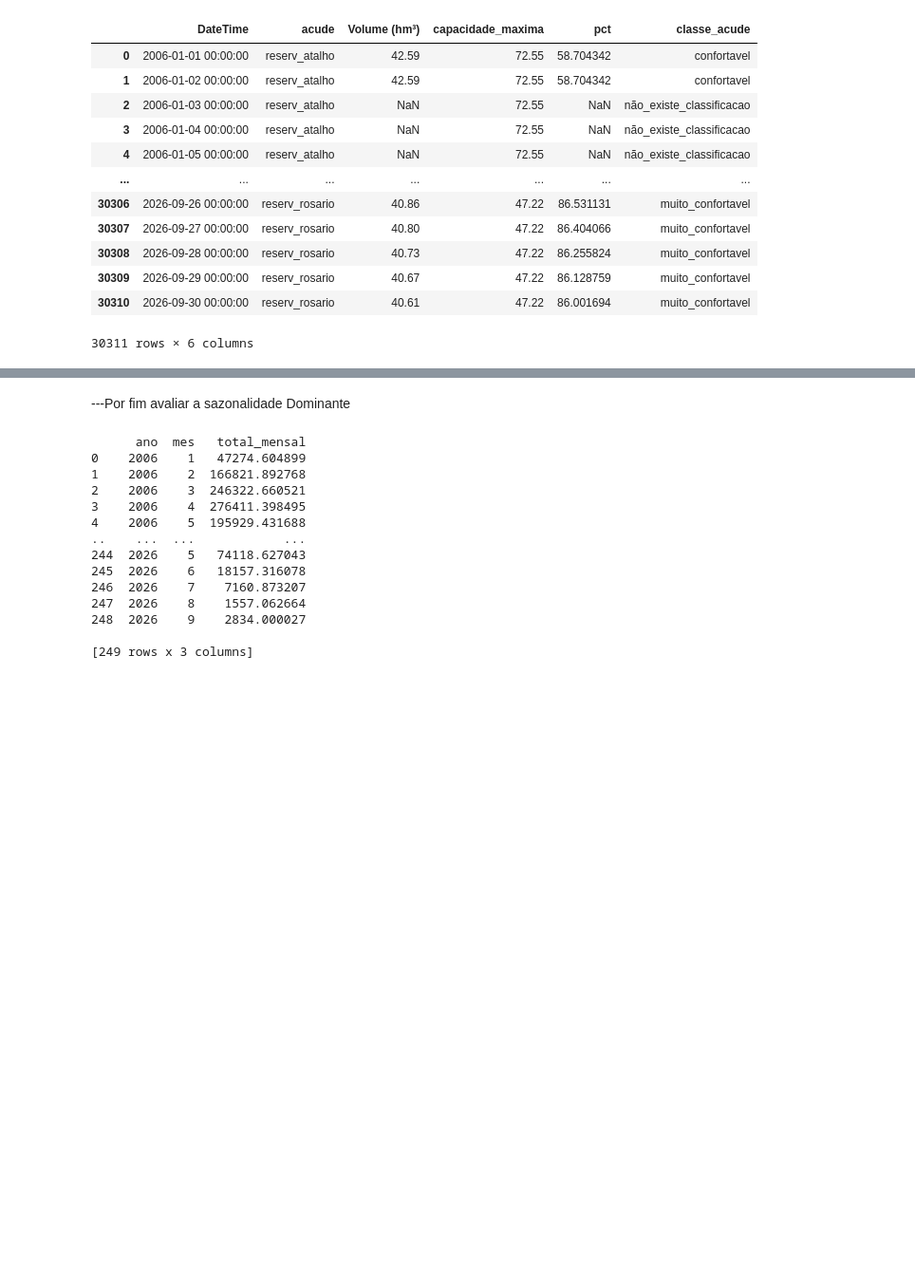
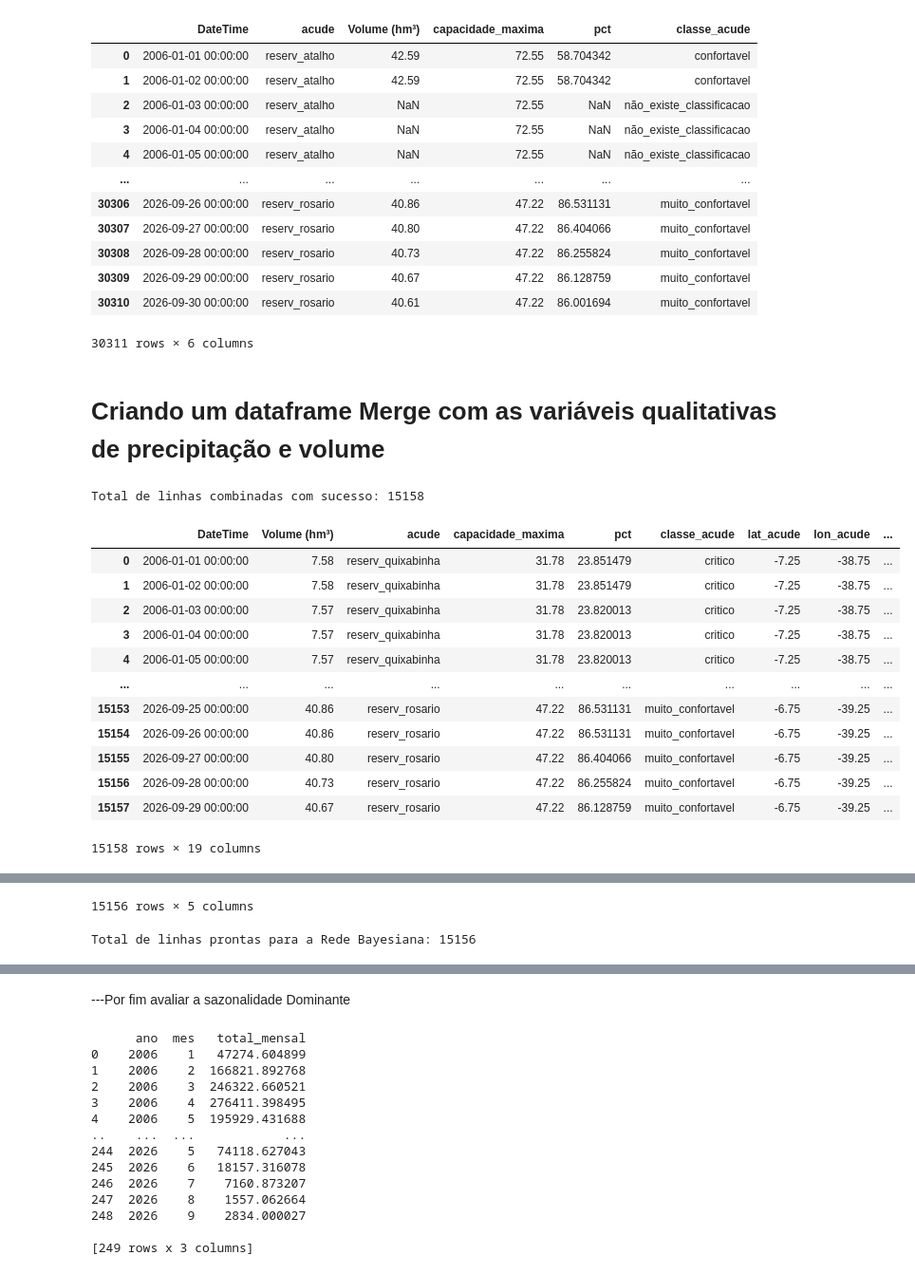
Before and after one commit to printfSideaux/PRCP_RDA_ANALISIS, a Jupyter notebook: notebooks/RedesBayesianas.ipynb, the cells around one changed output, grey strips where cells are left out. Shown at 95% size. Cells and saved outputs as stored; diff of their text form; code cells hidden in the pictures; blank space fills up the shorter version.

```diff
--- a/notebooks/RedesBayesianas.ipynb
+++ b/notebooks/RedesBayesianas.ipynb
@@ -224,3 +228,79 @@ display(
 | 30309 | 2026-09-29 00:00:00 | reserv_rosario | 40.67 | 47.22 | 86.128759 | muito_confortavel |
 | 30310 | 2026-09-30 00:00:00 | reserv_rosario | 40.61 | 47.22 | 86.001694 | muito_confortavel |
 30311 rows × 6 columns
+# %% [markdown]
+# Criando um dataframe Merge com as variáveis qualitativas de precipitação e volume
+# %%
+# criando dicionario com as coordenadas de cada açude a partir da grade
+coordenadas_acudes = pd.DataFrame({
+    'acude': ['reserv_atalho', 'reserv_rosario', 'reserv_olho_dagua', 'reserv_quixabinha'],
+    'lat_acude': [-8.75, -6.75, -6.25, -7.25], # latitude
+    'lon_acude': [-38.25, -39.25, -36.25, -38.75] # longitude
+})
+
+# adicionando as coordenadas ao df_2
+df_2_geo = pd.merge(df_2, coordenadas_acudes, on='acude', how='left')
+
+# padronizar o formato da data para string 'YYYY-MM-DD' em ambos os dataframes
+df_2_geo['data_str'] = pd.to_datetime(df_2_geo['DateTime']).dt.strftime('%Y-%m-%d')
+df_1['data_str'] = pd.to_datetime(df_1['data']).dt.strftime('%Y-%m-%d')
+
+df_unificado = pd.merge(
+    df_2_geo,
+    df_1,
+    left_on=['data_str', 'lat_acude', 'lon_acude'],
+    right_on=['data_str', 'lat', 'lon'],
+    how='inner'
+)
+
+print(f"Total de linhas combinadas com sucesso: {len(df_unificado)}")
+
+display(df_unificado)
+
+'''
+criando um dataframe apenas com as variaveis qualitativas
+para ser usado no estimador bayesiano
+'''
+
+# 1. garantir que o df_unificado está ordenado cronologicamente por açude e data
+df_unificado = df_unificado.sort_values(by=['acude', 'DateTime'])
+
+# 2. criar o DataFrame resumido apenas com as colunas qualitativas / de interesse
+df_qualitativo = pd.DataFrame()
+
+# extrair a Data (Mês) a partir da coluna DateTime
+df_qualitativo['DATA_MES'] = pd.to_datetime(df_unificado['DateTime']).dt.month.astype(str)
+
+# incluir o nó de Precipitação (já categorizado no df_1 como 'classe_chuva')
+df_qualitativo['PRECIPITAÇÃO'] = df_unificado['classe_chuva']
+
+# incluir o Volume Atual (já categorizado no df_2 como 'classe_acude')
+df_qualitativo['VOLUME ATUAL'] = df_unificado['classe_acude']
+
+# incluir o Volume Anterior (criando a defasagem temporal por cada açude)
+df_qualitativo['VOLUME ANTERIOR'] = df_unificado.groupby(df_unificado['acude'])['classe_acude'].shift(1)
+
+# opcional: incluir o identificador do açude se quiser modelar as especificidades de cada um
+df_qualitativo['ACUDE'] = df_unificado['acude']
+
+# 3. remover linhas com valores nulos (geradas pelo shift do volume anterior ou eventuais falhas)
+df_qualitativo = df_qualitativo.dropna().reset_index(drop=True)
+
+# printar o df
+display(df_qualitativo)
+print(f"Total de linhas prontas para a Rede Bayesiana: {len(df_qualitativo)}")
+# %% [output]
+Total de linhas combinadas com sucesso: 15158
+|  | DateTime | Volume (hm³) | acude | capacidade_maxima | pct | classe_acude | lat_acude | lon_acude | ... |
+| 0 | 2006-01-01 00:00:00 | 7.58 | reserv_quixabinha | 31.78 | 23.851479 | critico | -7.25 | -38.75 | ... |
+| 1 | 2006-01-02 00:00:00 | 7.58 | reserv_quixabinha | 31.78 | 23.851479 | critico | -7.25 | -38.75 | ... |
+| 2 | 2006-01-03 00:00:00 | 7.57 | reserv_quixabinha | 31.78 | 23.820013 | critico | -7.25 | -38.75 | ... |
+| 3 | 2006-01-04 00:00:00 | 7.57 | reserv_quixabinha | 31.78 | 23.820013 | critico | -7.25 | -38.75 | ... |
+| 4 | 2006-01-05 00:00:00 | 7.57 | reserv_quixabinha | 31.78 | 23.820013 | critico | -7.25 | -38.75 | ... |
+| ... | ... | ... | ... | ... | ... | ... | ... | ... | ... |
+| 15153 | 2026-09-25 00:00:00 | 40.86 | reserv_rosario | 47.22 | 86.531131 | muito_confortavel | -6.75 | -39.25 | ... |
+| 15154 | 2026-09-26 00:00:00 | 40.86 | reserv_rosario | 47.22 | 86.531131 | muito_confortavel | -6.75 | -39.25 | ... |
+| 15155 | 2026-09-27 00:00:00 | 40.80 | reserv_rosario | 47.22 | 86.404066 | muito_confortavel | -6.75 | -39.25 | ... |
+| 15156 | 2026-09-28 00:00:00 | 40.73 | reserv_rosario | 47.22 | 86.255824 | muito_confortavel | -6.75 | -39.25 | ... |
+| 15157 | 2026-09-29 00:00:00 | 40.67 | reserv_rosario | 47.22 | 86.128759 | muito_confortavel | -6.75 | -39.25 | ... |
+15158 rows × 19 columns
@@ -226,0 +319,2 @@ display(
+15156 rows × 5 columns
+Total de linhas prontas para a Rede Bayesiana: 15156
```
Also changed, not shown: parts of 8 cells of this notebook.
